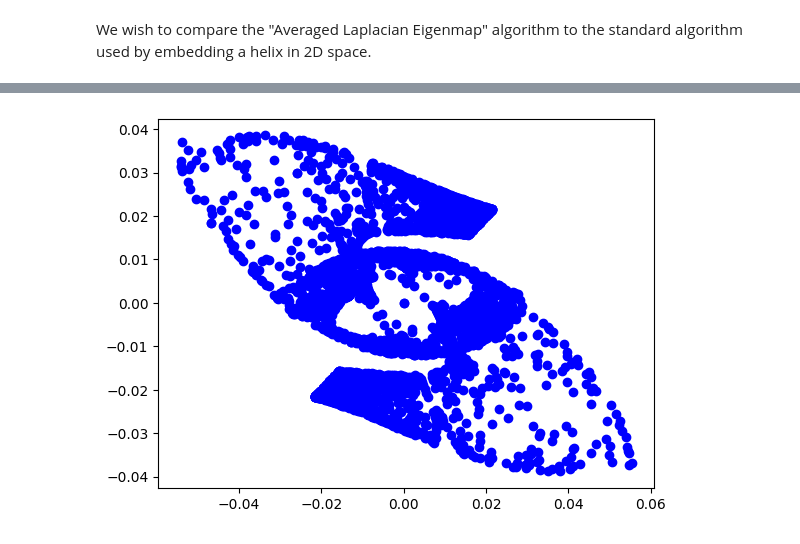
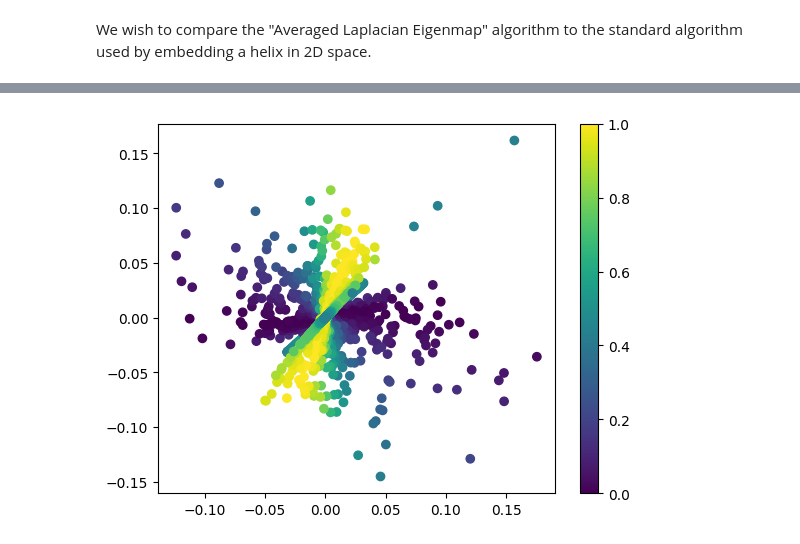
Before and after one commit to lucas-tucker/REU-2023, a Jupyter notebook: Experiment_LE_helix.ipynb, the cells around one changed output, grey strips where cells are left out. Cells and saved outputs as stored; diff of their text form; code cells hidden in the pictures.

```diff
--- a/Experiment_LE_helix.ipynb
+++ b/Experiment_LE_helix.ipynb
@@ -31,16 +32,10 @@ def diag_matr(m, W):
         D[i][i] = np.sum(W[i])
     return D
 # %%
-def get_le_reduced(k, sigma, N, X):
+def get_le_reduced(k, X, W):
     m = len(X[0])
-    W = weight_matr(m, N, X, sigma)
     D = diag_matr(m, W)
     L = D - W
-
-    # Helpful Debug Statements
-    # print(f"N sample is {N[:6]}")
-    # print(f"W sample is {W[:6]}")
-    # print(f"D sample is {D[:6]}")
 
     eigenvalues, eigenvectors = np.linalg.eig(L)
     sorted_indices = np.argsort(eigenvalues)[::-1]
@@ -105,11 +95,0 @@ def nearest_matr(radii, X):
-# %%
-# We repeat the helix analysis for ALE:
-k = 2 # projection dimension
-sigma = 1
-s = 5 # "avg neighbor size"
-radii = radii_matr(s, t, X)
-print(radii)
-N = nearest_matr(radii, X)
-N_t = t_nearest_matr(m, t, X)
-print(N)
-print(N_t)
@@ -134,9 +96,31 @@ print(N_t)
+# %%
+# Naive implementation for the time being
+def avg_distance_matr(m, t, X, N):
+    avgs = np.ones((m,))
+    for l in range(m):
+        avgs[l] = np.linalg.norm(X.T[N[l]] - X.T[l]) / t
+    return avgs
+# %%
+def averaged_laplacian_weight(m, t, X, N, avgs):
+    W = np.zeros((m, m))
+    for i in range(m):
+        for j in range(m):
+            if (i in N[j]) or (j in N[i]):
+                W[i][j] = np.linalg.norm(X.T[i] - X.T[j]) / np.sqrt(avgs[i] * avgs[j])
+    return np.exp(-np.square(W) / t)
 # %%
-P = get_le_reduced(k, sigma, N, X)
+k = 2  # projection dimension
+N = t_nearest_matr(m, t, X)
+avgs = avg_distance_matr(m, t, X, N)
+W = averaged_laplacian_weight(m, t, X, N, avgs)
+P = get_le_reduced(k, X, W)
 
+# Plot the reduced data points in 2D with the same color gradient
 fig = plt.figure()
 ax = fig.add_subplot(1, 1, 1)
-ax.scatter(P[0, :], P[1, :], c='b', marker='o')
+sc = ax.scatter(P[0, :], P[1, :], c=interpolated_colors) #, cmap=colormap, marker='o')
+fig.colorbar(sc)
+
 plt.show()
 # %% [output]
-[figure, old version]
+[figure, new version]
```
Also changed, not shown: parts of 15 cells of this notebook, 34 other files.
